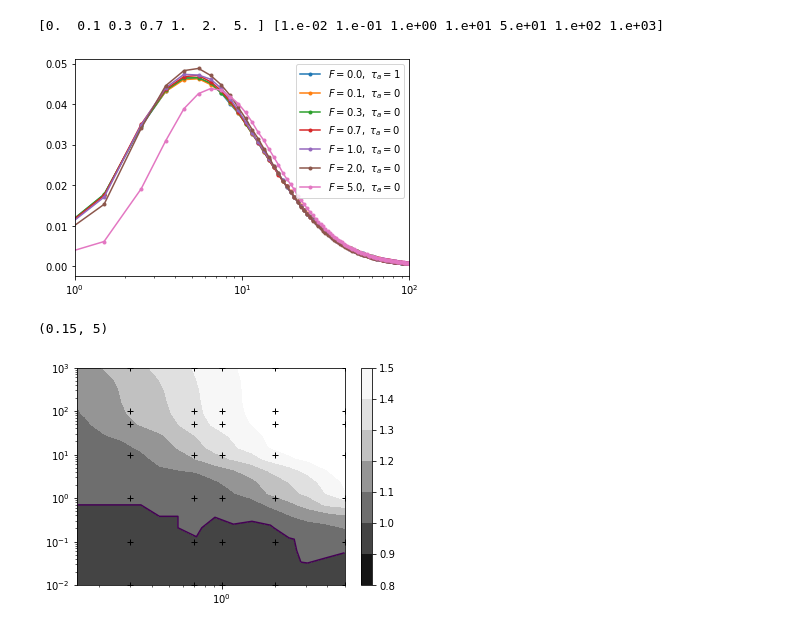
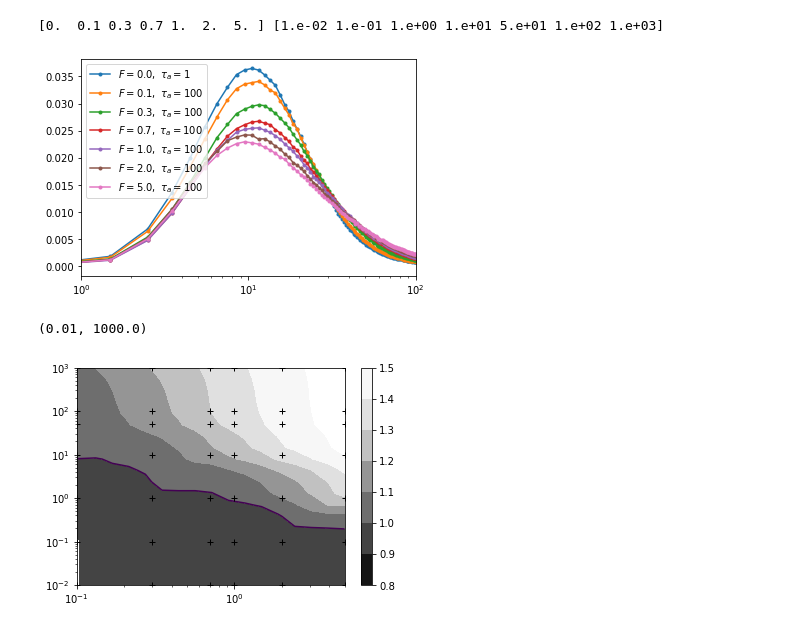
Before and after one commit to s-brahmachari/Active-noise-simulations, a Jupyter notebook: analysis_codes/plot_IPD.ipynb, the cells around one changed output. Drawn from its saved outputs; the diff is of its cells as text; code cells hidden in the pictures.

Commit message:
plot update

```diff
--- a/analysis_codes/plot_IPD.ipynb
+++ b/analysis_codes/plot_IPD.ipynb
@@ -6,7 +6,7 @@ from scipy.integrate import simps
 import matplotlib.tri as tri
 # %%
 fig,ax=plt.subplots(1,1,figsize=(6,4))
-fpath='../../data/SAC_exp_lowEsoft/VCV/'
+fpath='../../data/SAC_exp_adh/VCV/'
 ind=4
 
 vcv=[]
@@ -33,7 +33,7 @@ for fname in os.listdir(fpath):
         vcv.append(vcv_avg)
 
         if F==0: vcv_eq=vcv_avg
-        if F==0.0 or Ta==0.1:
+        if F==0.0 or Ta==100:
             ax.plot(npzfile['bins'], npzfile['hist'],'.-', label='$F={:.1f},\ \\tau_a={:.0f}$'.format(F,Ta))
 
 ax.legend()
@@ -43,18 +43,19 @@ ax.set_xlim(1,100)
 print(np.unique(Fs),np.unique(Tas))
 # %% [output]
 [0.  0.1 0.3 0.7 1.  2.  5. ] [1.e-02 1.e-01 1.e+00 1.e+01 5.e+01 1.e+02 1.e+03]
-[figure, old version]
+[figure, new version]
 # %%
 Xi,Yi=np.meshgrid(np.geomspace(0.05,5,20),np.logspace(-2,3,20))
 triang=tri.Triangulation(Fs,Tas)
 interpZ=tri.LinearTriInterpolator(triang,np.around(np.array(vcv)/vcv_eq, 2))
 Zi=interpZ(Xi,Yi)
 plt.contourf(Xi, Yi, Zi, levels=np.arange(0.8,1.6,0.1),cmap='Greys_r')
 plt.colorbar()
-plt.contour(Xi, Yi, Zi, levels=[1.],)
+plt.contour(Xi, Yi, Zi, levels=[1.])
 plt.plot(Fs,Tas,'k+')
 plt.loglog()
-plt.xlim(0.15,5)
+plt.xlim(1e-1,5)
+plt.ylim(1e-2,1e3)
 # %% [output]
-(0.15, 5)
+(0.01, 1000.0)
-[figure, old version]
+[figure, new version]
```
Also changed, not shown: 1 other file.
